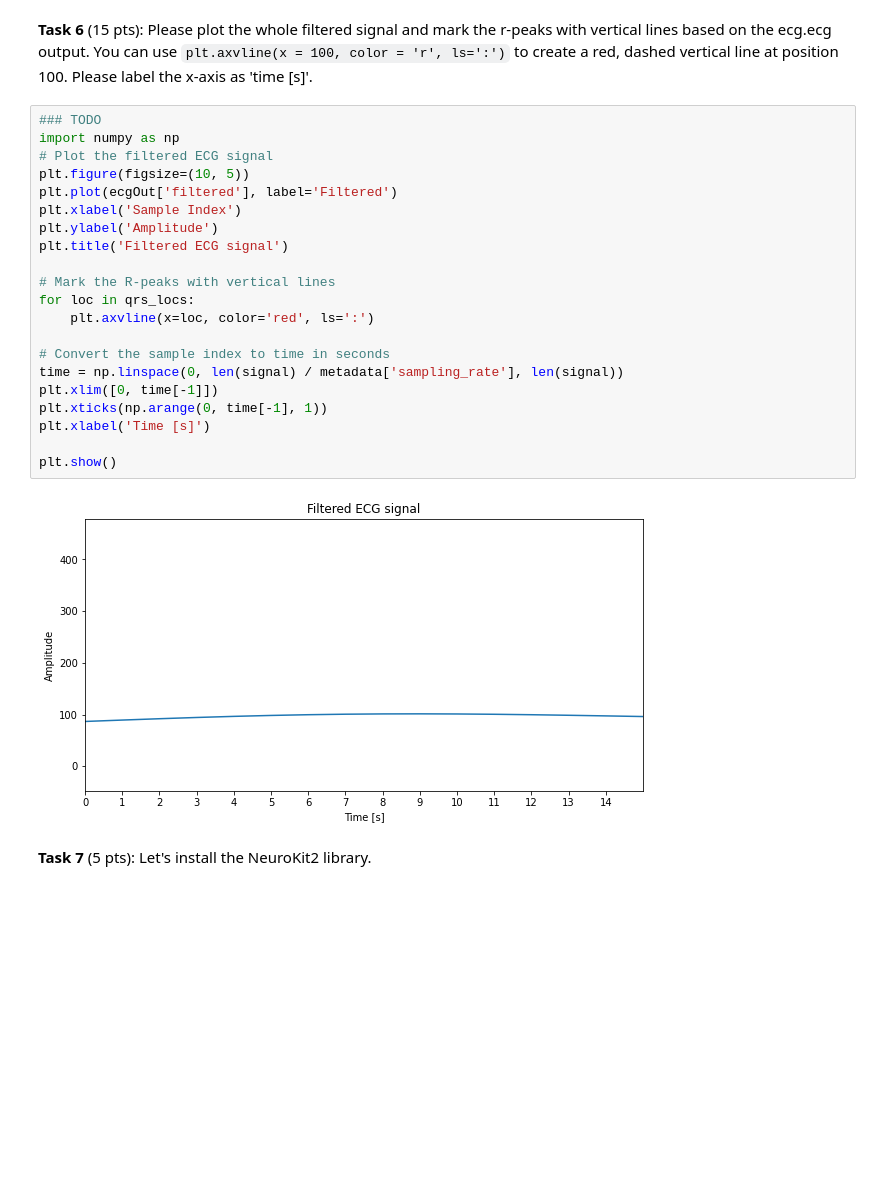
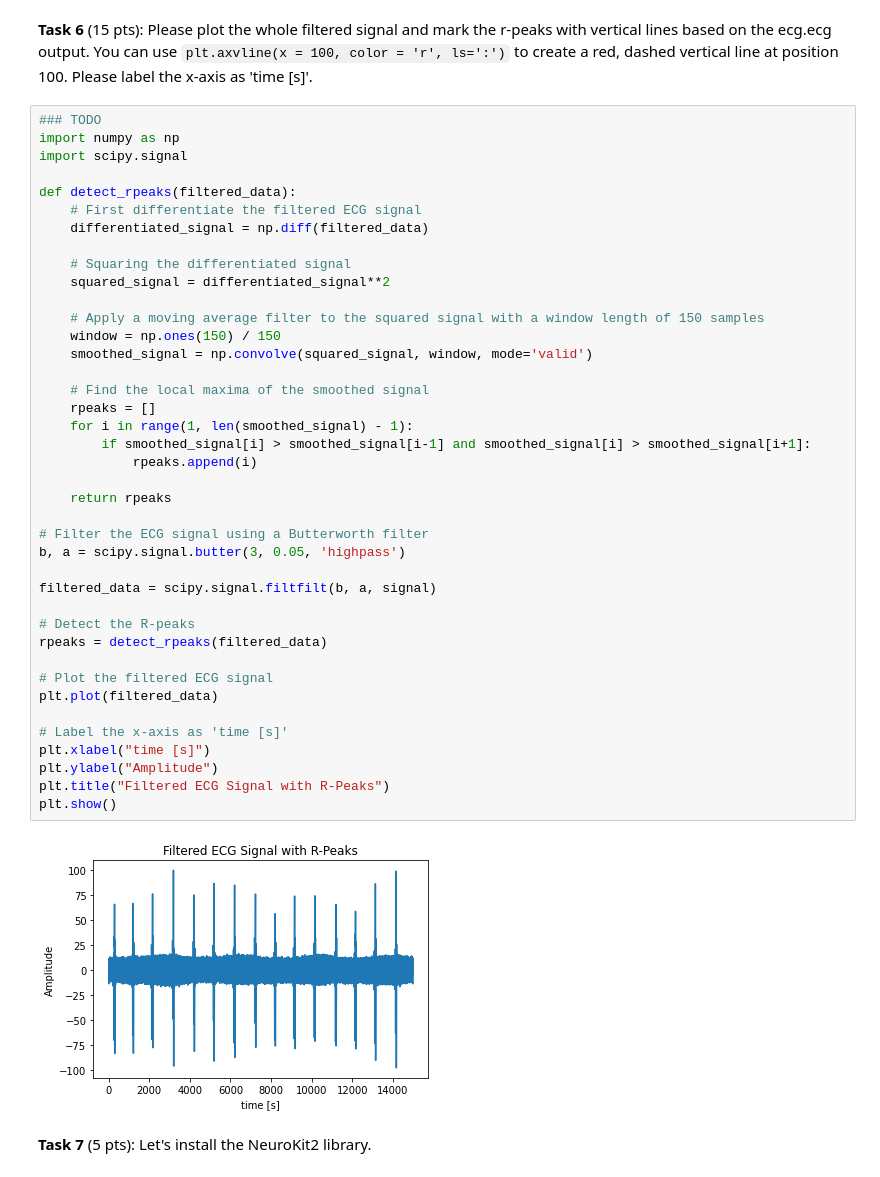
Before and after one commit to skeeperloyaltie/ECG_Signal, a Jupyter notebook: CS666_Assignment_1.ipynb, the cells around one changed output. Drawn from its saved outputs; the diff is of its cells as text; blank space fills up the shorter version.

```diff
--- a/CS666_Assignment_1.ipynb
+++ b/CS666_Assignment_1.ipynb
@@ -91,29 +87,48 @@ plt.show()
 [figure]
 # %% [markdown]
 **Task 6** (15 pts): Please plot the whole filtered signal and mark the r-peaks with vertical lines based on the ecg.ecg output. You can use `plt.axvline(x = 100, color = 'r', ls=':')` to create a red, dashed vertical line at position 100. Please label the x-axis as 'time [s]'.
-# %%
-### TODO
-import numpy as np
-# Plot the filtered ECG signal
-plt.figure(figsize=(10, 5))
-plt.plot(ecgOut['filtered'], label='Filtered')
-plt.xlabel('Sample Index')
-plt.ylabel('Amplitude')
-plt.title('Filtered ECG signal')
-
-# Mark the R-peaks with vertical lines
-for loc in qrs_locs:
-    plt.axvline(x=loc, color='red', ls=':')
-
-# Convert the sample index to time in seconds
-time = np.linspace(0, len(signal) / metadata['sampling_rate'], len(signal))
-plt.xlim([0, time[-1]])
-plt.xticks(np.arange(0, time[-1], 1))
-plt.xlabel('Time [s]')
-
-plt.show()
-# %% [output]
-[figure, removed]
+# %%
+### TODO
+import numpy as np
+import scipy.signal
+
+def detect_rpeaks(filtered_data):
+    # First differentiate the filtered ECG signal
+    differentiated_signal = np.diff(filtered_data)
+
+    # Squaring the differentiated signal
+    squared_signal = differentiated_signal**2
+
+    # Apply a moving average filter to the squared signal with a window length of 150 samples
+    window = np.ones(150) / 150
+    smoothed_signal = np.convolve(squared_signal, window, mode='valid')
+
+    # Find the local maxima of the smoothed signal
+    rpeaks = []
+    for i in range(1, len(smoothed_signal) - 1):
+        if smoothed_signal[i] > smoothed_signal[i-1] and smoothed_signal[i] > smoothed_signal[i+1]:
+            rpeaks.append(i)
+
+    return rpeaks
+
+# Filter the ECG signal using a Butterworth filter
+b, a = scipy.signal.butter(3, 0.05, 'highpass')
+
+filtered_data = scipy.signal.filtfilt(b, a, signal)
+
+# Detect the R-peaks
+rpeaks = detect_rpeaks(filtered_data)
+
+# Plot the filtered ECG signal
+plt.plot(filtered_data)
+
+# Label the x-axis as 'time [s]'
+plt.xlabel("time [s]")
+plt.ylabel("Amplitude")
+plt.title("Filtered ECG Signal with R-Peaks")
+plt.show()
+# %% [output]
+[figure, added]
 # %% [markdown]
 **Task 7** (5 pts): Let's install the NeuroKit2 library.
 # %%
```
Also changed, not shown: parts of 14 cells of this notebook.
